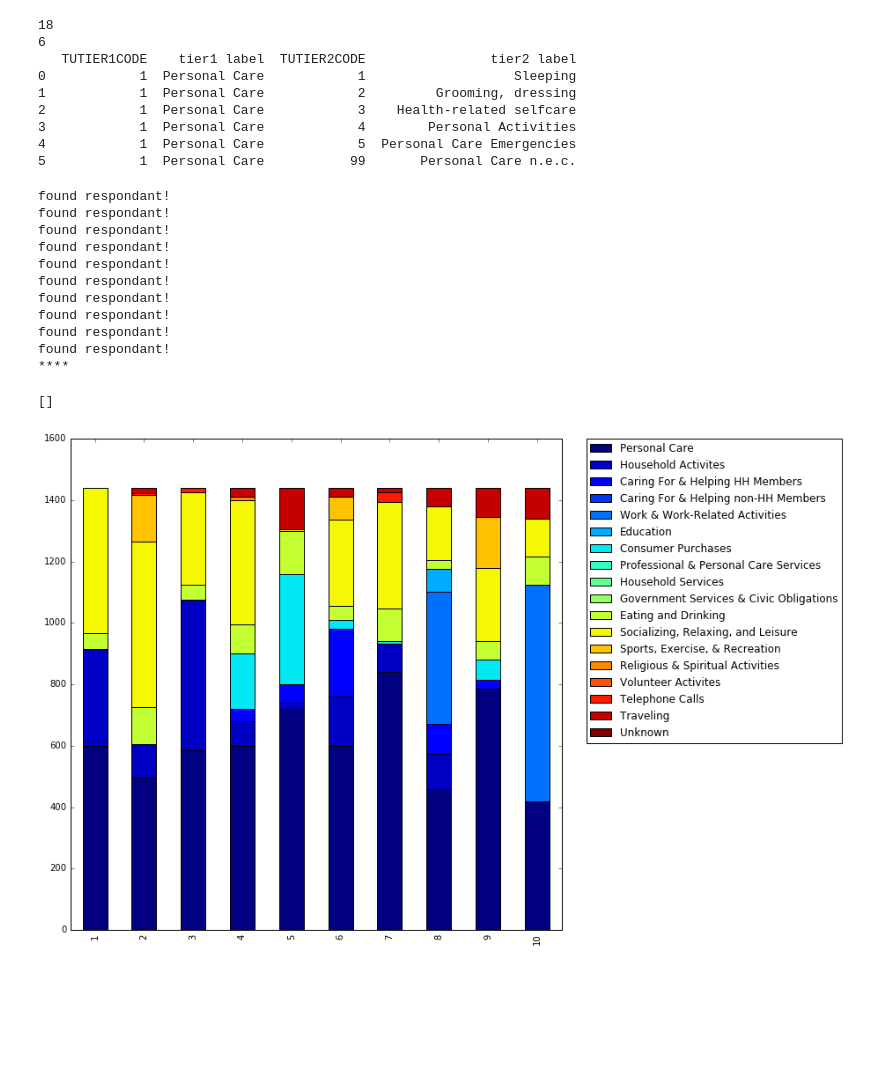
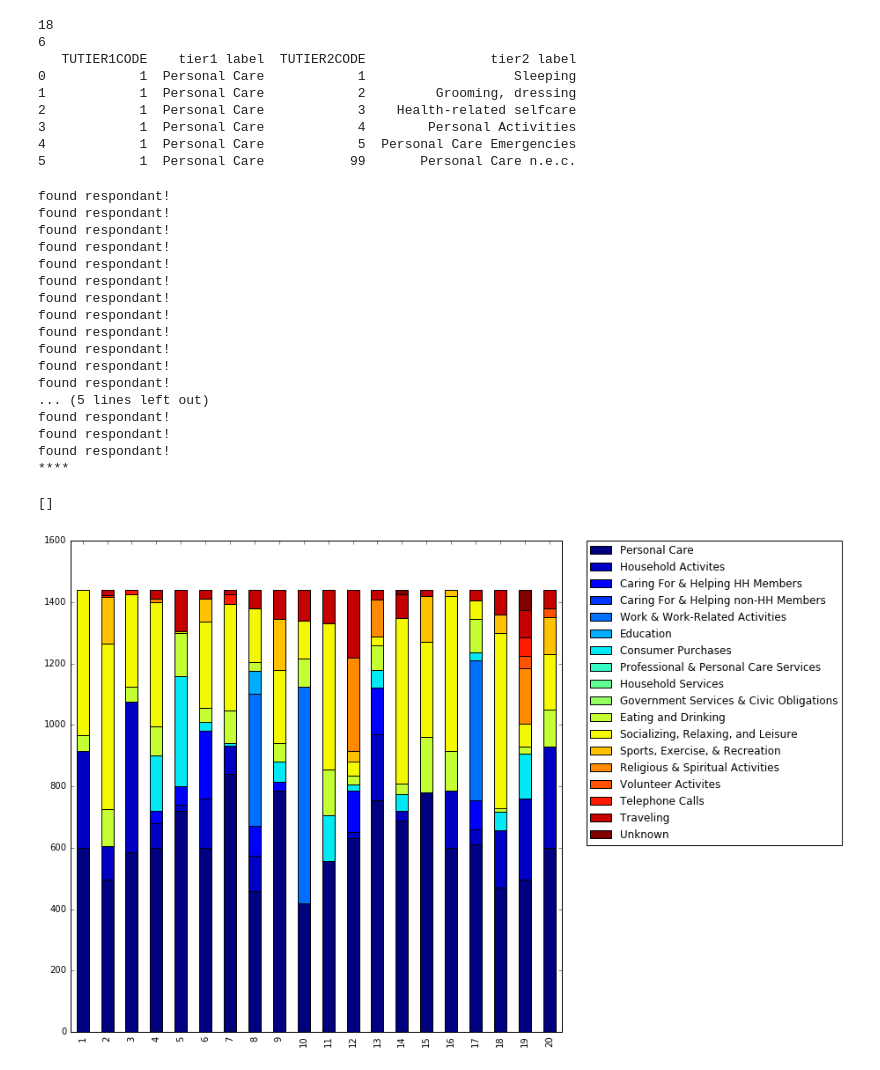
Before and after one commit to tiamiceli/AmericanTimeUse, a Jupyter notebook: AmericanTimeUse.ipynb, the cells around one changed output. Cells and saved outputs as stored; diff of their text form; code cells hidden in the pictures; blank space fills up the shorter version.

Commit message:
time to commit the best I got so far

```diff
--- a/AmericanTimeUse.ipynb
+++ b/AmericanTimeUse.ipynb
@@ -10,3 +10,10 @@ whoData = pd.read_csv("/Users/miceli/Documents/School/DataIncubator/AmericanTime
 activityData = pd.read_csv("/Users/miceli/Documents/School/DataIncubator/AmericanTimeUse/atusact_2015.csv")
 elderCareData = pd.read_csv("/Users/miceli/Documents/School/DataIncubator/AmericanTimeUse/atusrostec_2015.csv")
 cpsData = pd.read_csv("/Users/miceli/Documents/School/DataIncubator/AmericanTimeUse/atuscps_2015.csv")
+# %%
+income = cpsData[['HEFAMINC','TUCASEID']]
+print income.head()
+income = income.drop_duplicates()
+print income.head()
+income = income.sort_values(by='HEFAMINC')
+print income.head()
@@ -75,10 +101,18 @@ init = [0]*len(timelabels)
 timeSpentDF = pd.DataFrame.from_records([init],columns=timelabels)
 key_for_TimeSpentDF = []
 numPeople=0
+
+#add capability here to vary income range
+incomeToPlot = income[income['HEFAMINC']>=13]
+peopleToPlot = incomeToPlot['TUCASEID']
+
+
 for respondentName,respAct in activityDataByRespondent:
     #if 20150101150018==respondentName:
     numPeople=numPeople+1
-    if numPeople<=10:
+
+
+    if numPeople<=20:
 
         print "found respondant!"
         timeSpent=[0]*len(timelabels)
@@ -86,43 +120,37 @@ for respondentName,respAct in activityDataByRespondent:
         for ActName1,actGroup1 in activityDecoderGrouped:
             actsOfG1 = respAct[respAct['TUTIER1CODE']==ActName1]
             timeOfG1 = actsOfG1['TUACTDUR24'].sum()
             #print timeOfG1
             timeSpent[i] = timeOfG1
             i=i+1
         #print timeSpent
         thisPersonDF = pd.DataFrame.from_records([timeSpent],columns=timelabels)
         key_for_TimeSpentDF.append(respondentName)
         #print thisPersonDF
         timeSpentDF = timeSpentDF.append(thisPersonDF,ignore_index=True)
 
-#drop placeholder data
-#print timeSpentDF
 print "****"
 timeSpentDF = timeSpentDF.drop(timeSpentDF.index[[0]])
-#print timeSpentDF
-
-
-
-
-
-        #plt.bar(,timeSpentDF['time'])
-        #test5 = timeSpentDF.groupby(['Site Name', 'Abuse/NFF'])['Site Name'].count().unstack('Abuse/NFF').fillna(0)
-
-            #test5.plot(kind='bar', stacked=True)
 ax = timeSpentDF.plot(kind='bar',stacked=True,figsize=(10,10), colormap='jet')
 ax.legend(bbox_to_anchor=(1.05, 1), loc=2, borderaxespad=0.)
 ax.plot()
 # %% [output]
 found respondant!
 found respondant!
 found respondant!
 found respondant!
 found respondant!
 found respondant!
 found respondant!
 found respondant!
 found respondant!
 found respondant!
+found respondant!
+found respondant!
+... (5 lines left out)
+found respondant!
+found respondant!
+found respondant!
 ****
 []
-[figure, old version]
+[figure, new version]
```
Also changed, not shown: parts of 4 cells of this notebook.
